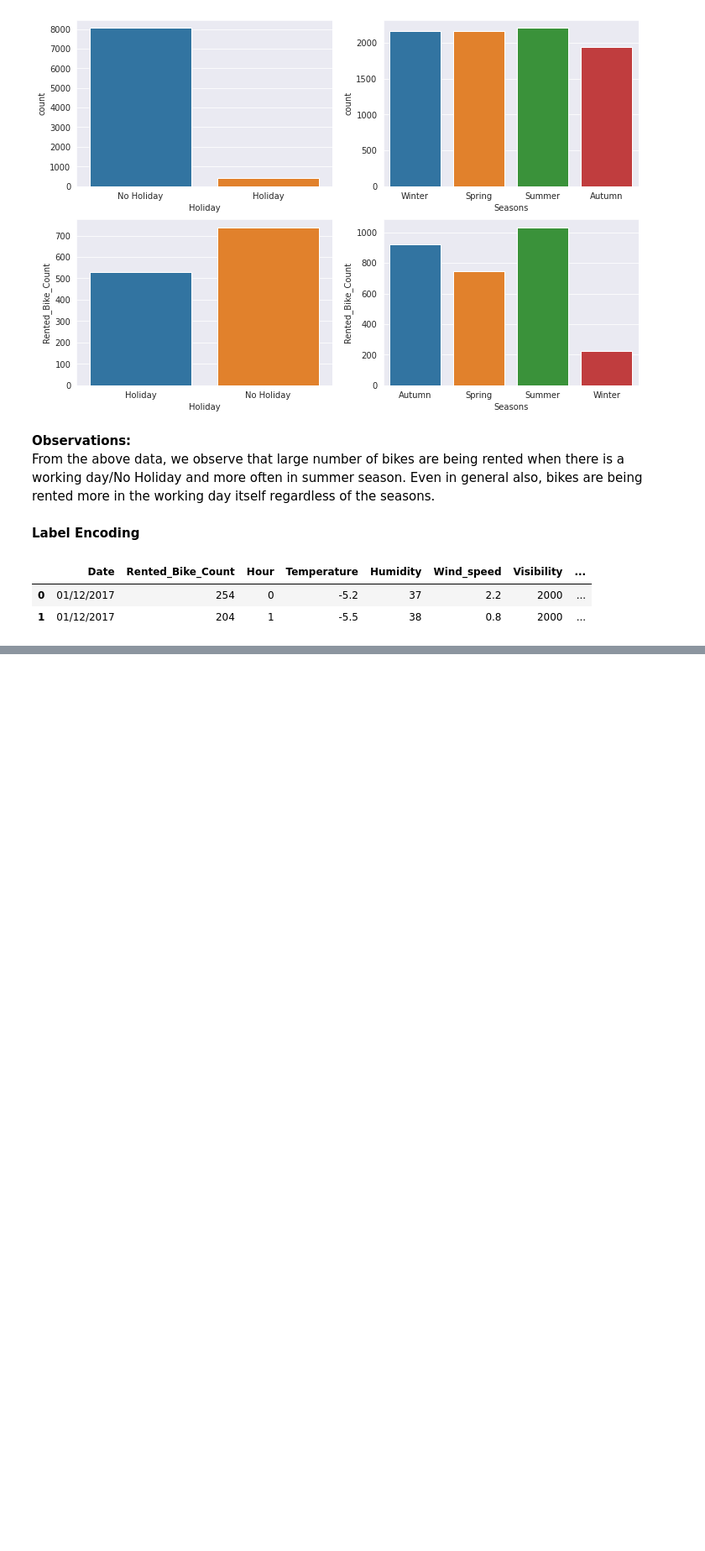
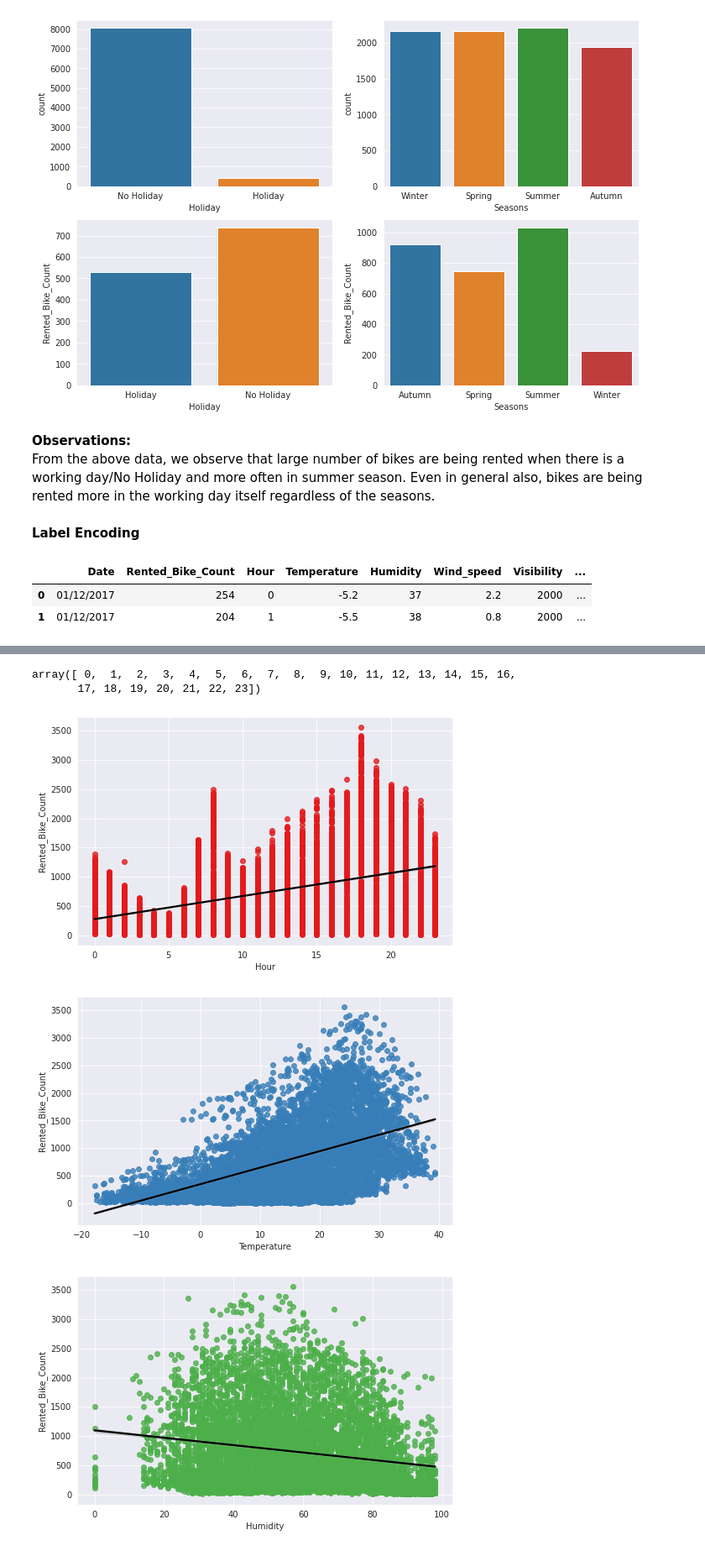
Before and after one commit to victorious07/Seoul-Bike-Sharing-Demand-Prediction, a Jupyter notebook: Seoul_Bike_Sharing_Demand_Prediction_Capstone_Project.ipynb, the cells around one changed output, grey strips where cells are left out. Shown at 84% size. Saved outputs shown, nothing was run; the diff lists cells and outputs as text; code cells hidden in the pictures; blank space fills up the shorter version.

```diff
--- a/Seoul_Bike_Sharing_Demand_Prediction_Capstone_Project.ipynb
+++ b/Seoul_Bike_Sharing_Demand_Prediction_Capstone_Project.ipynb
@@ -243,0 +253,9 @@ seoul_bike_df.head(2)
+# %%
+numerical_features = ['Hour','Temperature', 'Humidity',
+       'Wind_speed', 'Visibility', 'Dew_point_temperature', 'Solar_Radiation',
+       'Rainfall', 'Snowfall']
+# %%
+# List of colors in the color palettes
+rgb_values = sns.color_palette('Set1',9)
+
+color_map = dict(zip(numerical_features,rgb_values))
@@ -243,0 +274,15 @@ seoul_bike_df.head(2)
+# %%
+seoul_bike_df['Hour'].unique()
+# %% [output]
+array([ 0,  1,  2,  3,  4,  5,  6,  7,  8,  9, 10, 11, 12, 13, 14, 15, 16,
+       17, 18, 19, 20, 21, 22, 23])
+# %%
+plt.rcParams['figure.figsize'] = (8, 5)
+
+for key,value in zip(numerical_features,color_map):
+  plt.figure()
+  sns.regplot(x=seoul_bike_df[key],y=seoul_bike_df['Rented_Bike_Count'],scatter_kws={"color": color_map[value]},line_kws={"color": "black"})
+# %% [output]
+[figure, added]
+[figure, added]
+[figure, added]
```
Also changed, not shown: parts of 18 cells of this notebook.
